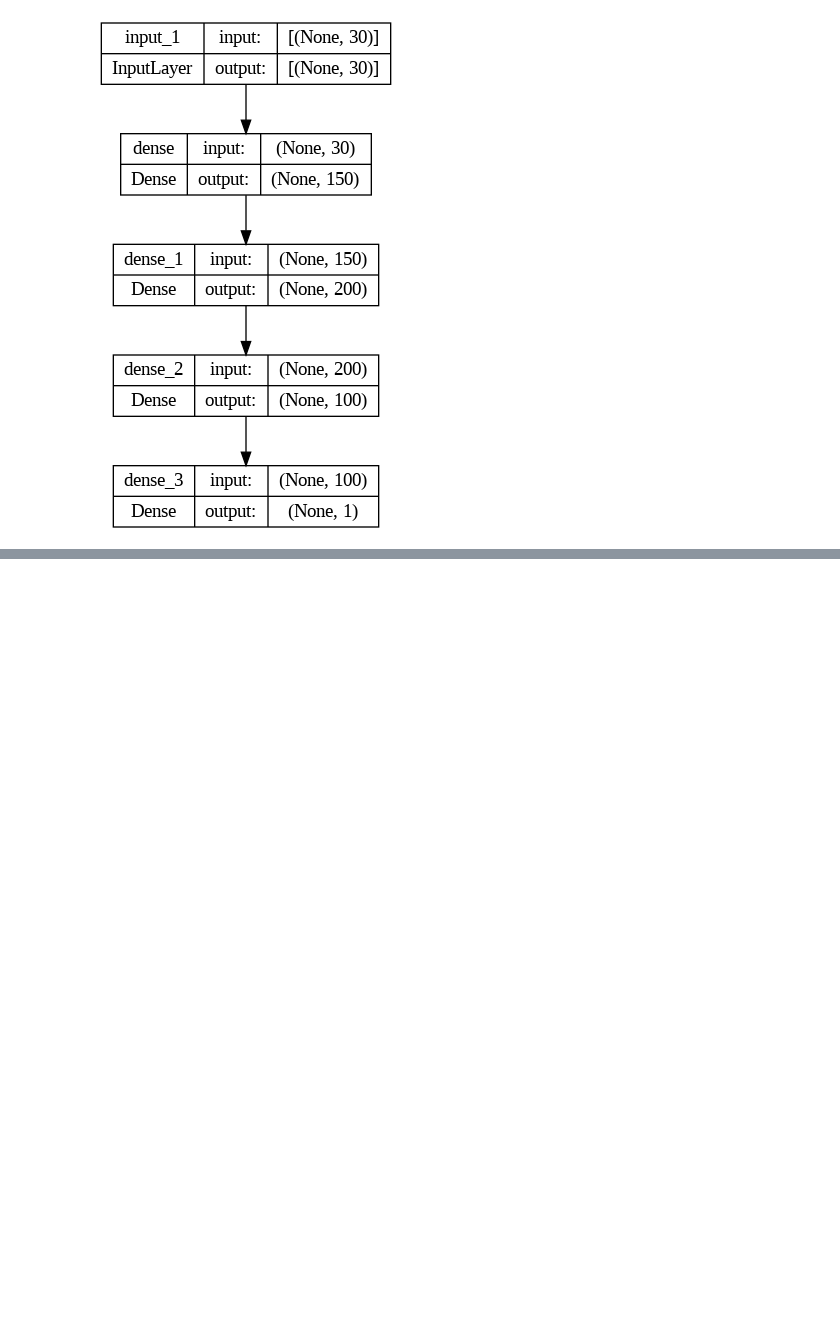
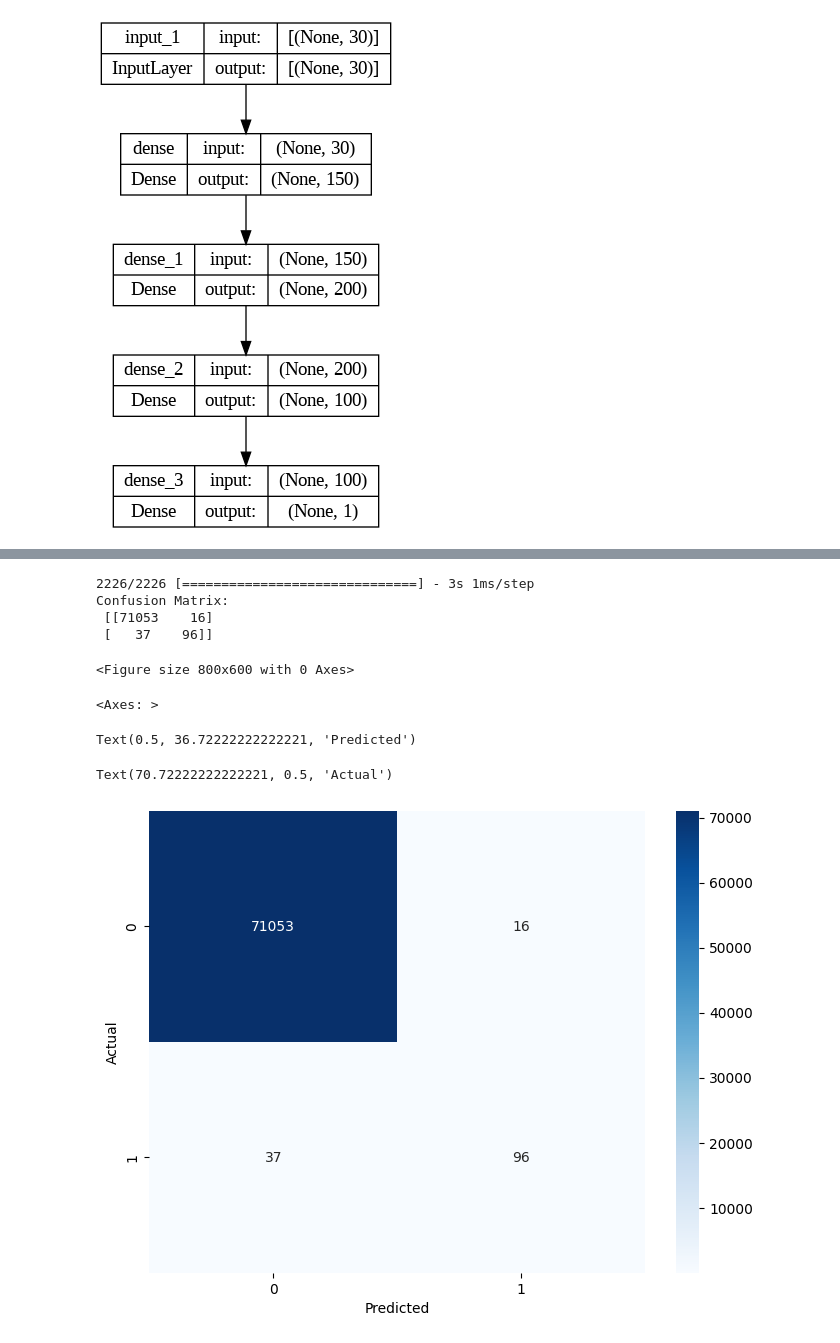
Before and after one commit to akshit2801/Mid-term-DLNLP, a Jupyter notebook: MID_TERM_2.ipynb, the cells around one changed output, grey strips where cells are left out. Cells and saved outputs as stored; diff of their text form; code cells hidden in the pictures; blank space fills up the shorter version.

```diff
--- a/MID_TERM_2.ipynb
+++ b/MID_TERM_2.ipynb
@@ -30,8 +30,8 @@ Mounted at /gdrive
 path ="/gdrive/MyDrive/Colab_data_files/deeplearning/"
 # %%
 # 2.2
-data = pd.read_csv("/gdrive/MyDrive/Colab_data_files/deeplearning/creditcard.csv")
-#pd.read_csv(path + "test_motion_data.csv")
+data = pd.read_csv("/gdrive/MyDrive/deeplearning/creditcard.csv")
+#pd.read_csv(path + "test_motion_data.csv")  /Colab_data_files
 # %%
 from google.colab import drive
 drive.mount('/content/drive')
@@ -115,8 +119,11 @@ model = tf.keras.Sequential()
 model.add(tf.keras.layers.Input(shape=(30,)))
 # %%
-model.add(tf.keras.layers.Dense(150, activation = 'tanh'))
+# 6.2 hidden layer 1
+model.add(tf.keras.layers.Dense(150, activation = 'relu'))
 # %%
-model.add(tf.keras.layers.Dense(200, activation = 'tanh'))
+# 6.3 hidden layer 2
+model.add(tf.keras.layers.Dense(200, activation = 'relu'))
 # %%
-model.add(tf.keras.layers.Dense(100, activation = 'tanh'))
+# 6.4 hidden layer 3
+model.add(tf.keras.layers.Dense(100, activation = 'relu'))
 # %%
@@ -172,0 +199,26 @@ model.evaluate(X_test,y_test)
+# %%
+
+# 10.0 Make predictions on the test set
+pred_test = model.predict(X_test)
+pred_test = (pred_test > 0.5).astype(int)
+
+# 11.0 Generate a confusion matrix
+conf_matrix = confusion_matrix(y_test, pred_test)
+print("Confusion Matrix:\n", conf_matrix)
+
+# 11.1 Visualize the confusion matrix
+plt.figure(figsize=(8, 6))
+sns.heatmap(conf_matrix, annot=True, fmt="d", cmap="Blues")
+plt.xlabel("Predicted")
+plt.ylabel("Actual")
+plt.show()
+# %% [output]
+2226/2226 [==============================] - 3s 1ms/step
+Confusion Matrix:
+ [[71053    16]
+ [   37    96]]
+<Figure size 800x600 with 0 Axes>
+<Axes: >
+Text(0.5, 36.72222222222221, 'Predicted')
+Text(70.72222222222221, 0.5, 'Actual')
+[figure, added]
```
Also changed, not shown: parts of 15 cells of this notebook.
